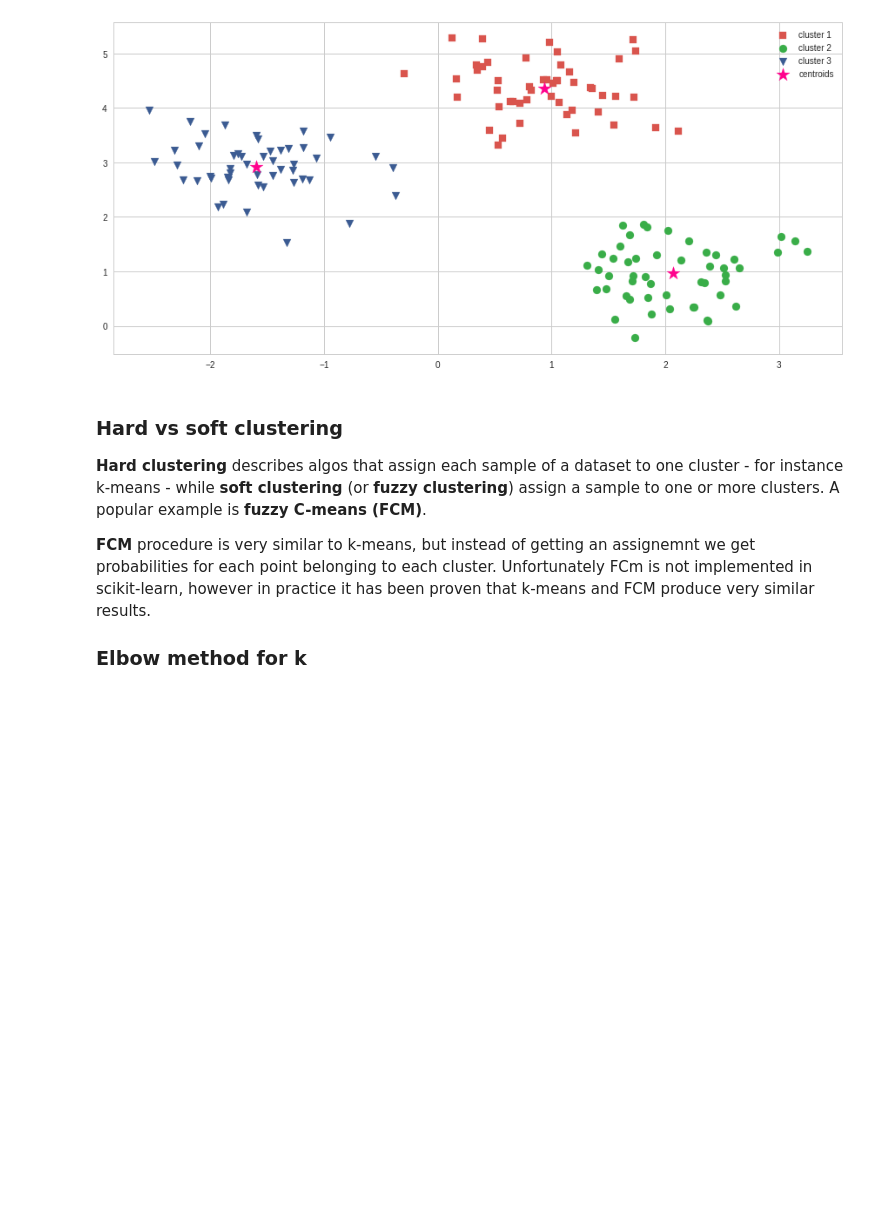
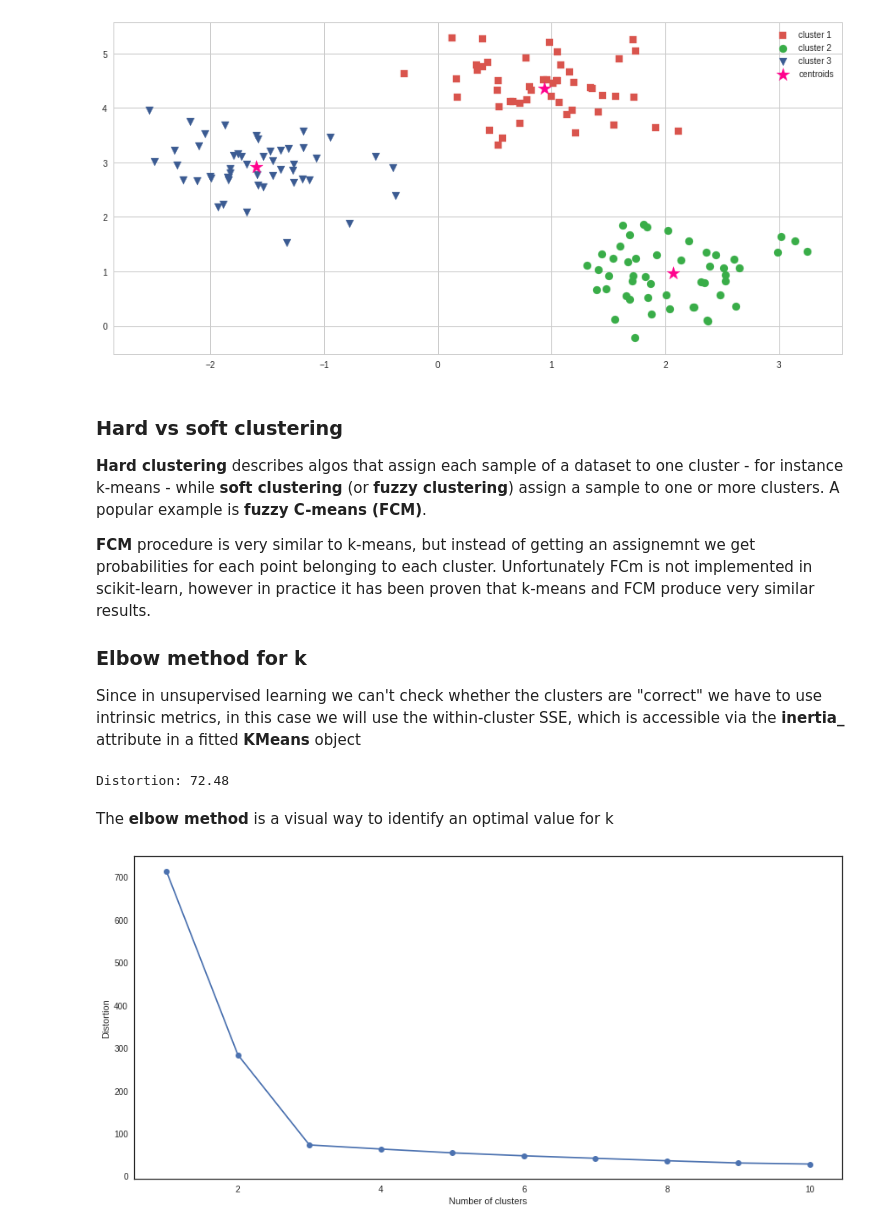
Before and after one commit to alanmarazzi/python-machinelearning, a Jupyter notebook: Chapter 11 - Clustering Analysis.ipynb, the cells around one changed output. Drawn from its saved outputs; the diff is of its cells as text; code cells hidden in the pictures; blank space fills up the shorter version.

Commit message:
Update ch 11 up to silhouette plots

```diff
--- a/Chapter 11 - Clustering Analysis.ipynb
+++ b/Chapter 11 - Clustering Analysis.ipynb
@@ -101,3 +101,29 @@ plt.show()
 **FCM** procedure is very similar to k-means, but instead of getting an assignemnt we get probabilities for each point belonging to each cluster. Unfortunately FCm is not implemented in scikit-learn, however in practice it has been proven that k-means and FCM produce very similar results.
 
 ### Elbow method for k
+
+Since in unsupervised learning we can't check whether the clusters are "correct" we have to use intrinsic metrics, in this case we will use the within-cluster SSE, which is accessible via the **inertia\_** attribute in a fitted **KMeans** object
+# %%
+print('Distortion: %.2f' % km.inertia_)
+# %% [output]
+Distortion: 72.48
+# %% [markdown]
+The **elbow method** is a visual way to identify an optimal value for k
+# %%
+distortions = []
+for i in range(1, 11):
+    km = KMeans(n_clusters=i,
+                init='k-means++',
+                n_init=10,
+                max_iter=300,
+                random_state=0)
+    km.fit(x)
+    distortions.append(km.inertia_)
+# %%
+sns.set(style='white', context='notebook', rc={"figure.figsize": (15, 7)})
+plt.plot(range(1, 11), distortions, marker='o')
+plt.xlabel('Number of clusters')
+plt.ylabel('Distortion')
+plt.show()
+# %% [output]
+[figure, added]
```
Also changed, not shown: parts of 4 cells of this notebook.
